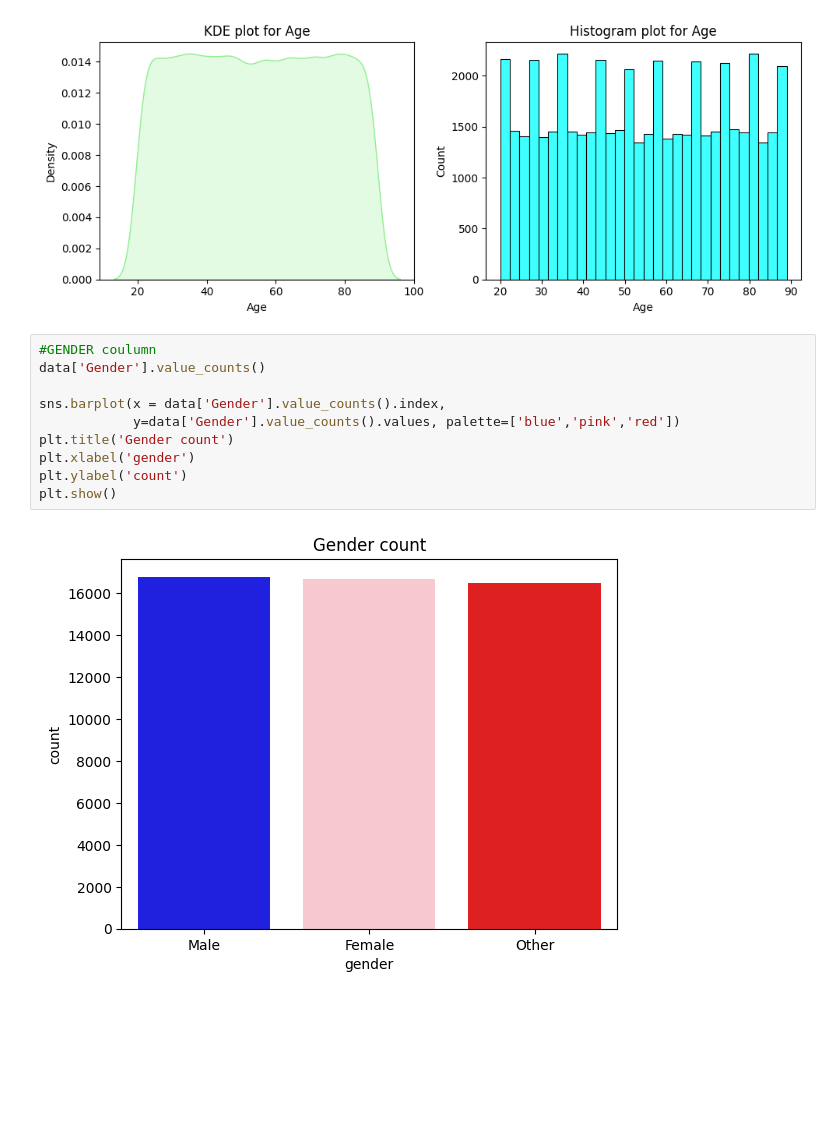
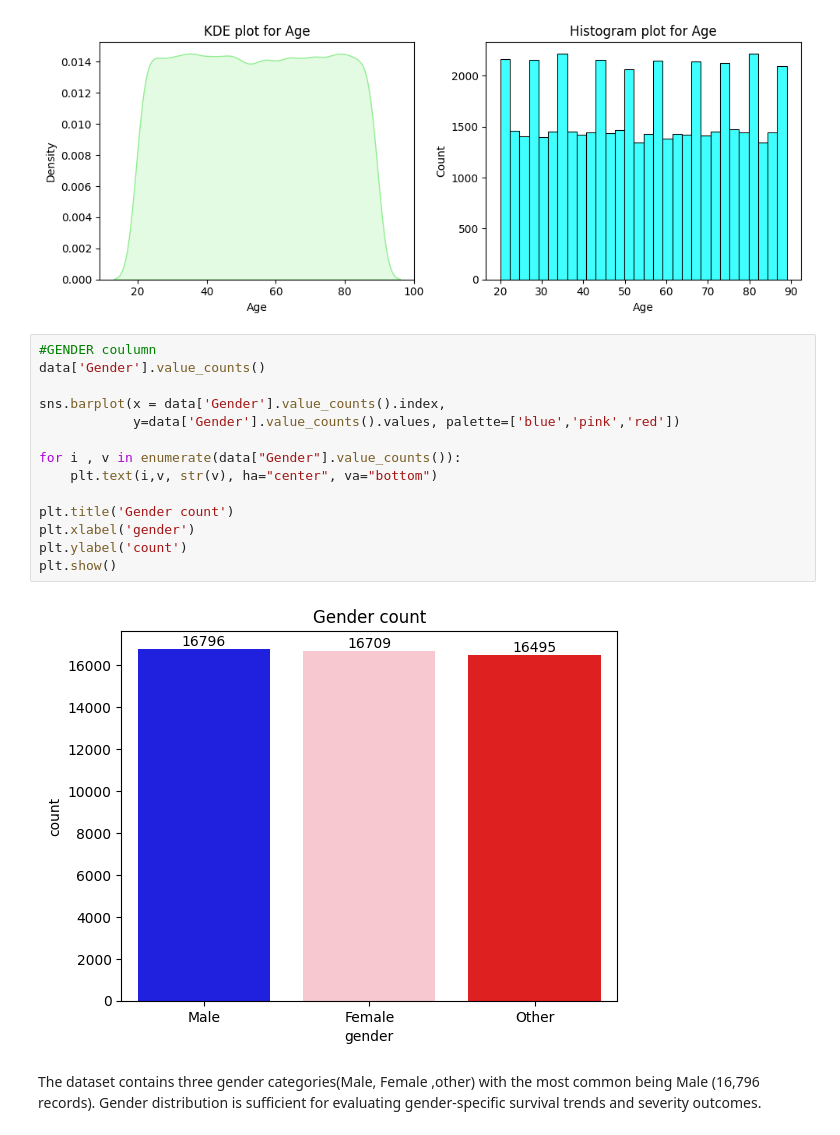
Before and after one commit to PrathamPatel01/Comprehensive-Eda---Inferential-Analysis, a Jupyter notebook: main.ipynb, the cells around one changed output. Drawn from its saved outputs; the diff is of its cells as text; blank space fills up the shorter version.

```diff
--- a/main.ipynb
+++ b/main.ipynb
@@ -84,12 +84,19 @@ plt.show()
 # %%
 #GENDER coulumn
 data['Gender'].value_counts()
 
 sns.barplot(x = data['Gender'].value_counts().index,
             y=data['Gender'].value_counts().values, palette=['blue','pink','red'])
+
+for i , v in enumerate(data["Gender"].value_counts()):
+    plt.text(i,v, str(v), ha="center", va="bottom")
+
 plt.title('Gender count')
 plt.xlabel('gender')
 plt.ylabel('count')
 plt.show()
 # %% [output]
-[figure, old version]
+[figure, new version]
+# %% [markdown]
+The dataset contains three gender categories(Male, Female ,other) with the most common being Male (16,796 records).
+Gender distribution is sufficient for evaluating gender-specific survival trends and severity outcomes.
```
Also changed, not shown: parts of 2 cells of this notebook.
